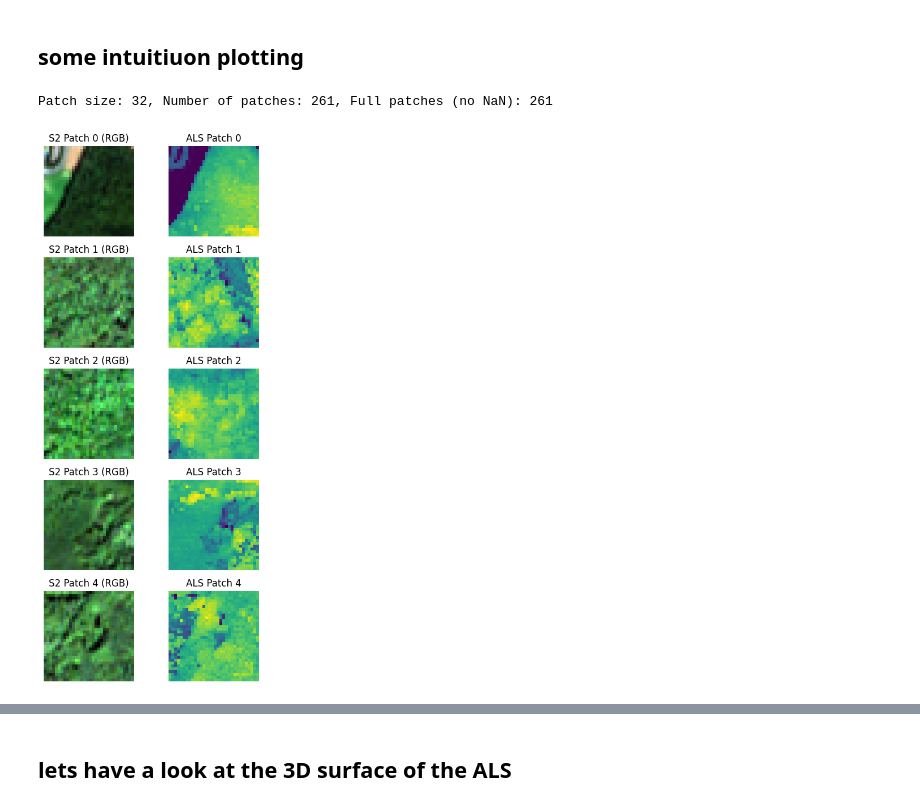
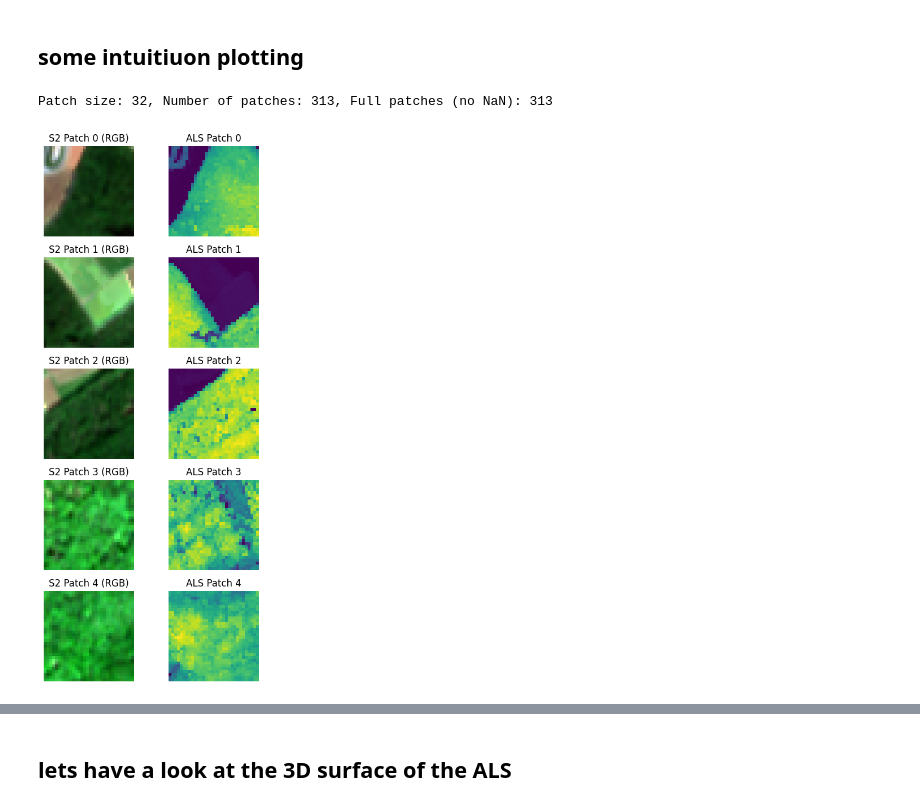
Before and after one commit to fizz-x/TreeHeads, a Jupyter notebook: processing/03_patching.ipynb, the cells around one changed output, grey strips where cells are left out. Cells and saved outputs as stored; diff of their text form; code cells hidden in the pictures.

```diff
--- a/processing/03_patching.ipynb
+++ b/processing/03_patching.ipynb
@@ -41,6 +41,15 @@ S2_stacked_2 = "../data/02_processed/S2_Stacked_Site_2_norm.tif"
 ALS_PATH1_RES = "../data/02_processed/ALS_resampled_site1.tif"
 ALS_PATH2_RES = "../data/02_processed/ALS_resampled_site2.tif"
 
+# ALS_PATH1_RES_NORM = "../data/02_processed/ALS_norm_Site1_Ebrach.tif"
+# ALS_PATH2_RES_NORM = "../data/02_processed/ALS_norm_Site2_Waldbrunn.tif"
+
+# use the joint normalized ALS files:
+ALS_PATH1_RES_NORM = "../data/02_processed/ALS_norm_Site1_Ebrach_joint.tif"
+ALS_PATH2_RES_NORM = "../data/02_processed/ALS_norm_Site2_Waldbrunn_joint.tif"
+
+FOREST_MASK1 = '../data/02_processed/fmask_01_Ebrach.tif' #ebrach
+FOREST_MASK2 = '../data/02_processed/fmask_02_Waldbrunn.tif' #waldbrunn
 
 # === OUTPUT Paths ===
 OUTPUT_FOLDER = "../data/03_training"
@@ -48,8 +57,15 @@ if not os.path.exists(OUTPUT_FOLDER):
     os.makedirs(OUTPUT_FOLDER)
 # %%
 # Load S2 and merged ALS data for both sites and combine them in an array
-s2_np, als_np, _ = bsc.load_rasters(S2_stacked_1, ALS_PATH1_RES,verbose=False)
-s2_np2, als_np2, _ = bsc.load_rasters(S2_stacked_2, ALS_PATH2_RES,verbose=False)
 
-s2_np_raw, als_np, _ = bsc.load_rasters(S2_stacked_1_raw, ALS_PATH1_RES,verbose=False)
-s2_np2_raw, als_np2, _ = bsc.load_rasters(S2_stacked_2_raw, ALS_PATH2_RES,verbose=False)
+s2_np, als_np, _ = bsc.load_rasters(S2_stacked_1, ALS_PATH1_RES_NORM,verbose=True,s2_channel="Q50")
+s2_np2, als_np2, _ = bsc.load_rasters(S2_stacked_2, ALS_PATH2_RES_NORM,verbose=False,s2_channel="Q50")
+
+fmask1 = bsc.read_tif_as_array(FOREST_MASK1, verbose=True)
+fmask2 = bsc.read_tif_as_array(FOREST_MASK2, verbose=True)
+
+# s2_np, als_np, _ = bsc.load_rasters(S2_stacked_1, ALS_PATH1_RES,verbose=True)
+# s2_np2, als_np2, _ = bsc.load_rasters(S2_stacked_2, ALS_PATH2_RES,verbose=False)
+
+# s2_np_raw, als_np, _ = bsc.load_rasters(S2_stacked_1_raw, ALS_PATH1_RES,verbose=False)
+# s2_np2_raw, als_np2, _ = bsc.load_rasters(S2_stacked_2_raw, ALS_PATH2_RES,verbose=False)
@@ -72,13 +99,14 @@ S2 Site 1 raw min: -26065.0 max: 25990.0
 # %% [markdown]
 ## Do Patch extraction
 # %%
-def extract_patches_with_resampled_data(s2, als, patch_size, only_full_patches=False,verbose=True):
+def extract_patches_with_resampled_data(s2, als, fmask, patch_size, only_full_patches=False,verbose=True):
     """
     Extract patches from S2 data and resampled ALS data.
 
     Parameters:
     - s2: numpy array of S2 data (bands, height, width)
     - als: numpy array of resampled ALS values (height, width)
+    - fmask: numpy array of forest mask (height, width)
     - patch_size: size of the patches to extract
     - only_full_patches: if True, only return patches with no NaN/missing data
 
@@ -88,16 +116,18 @@ def extract_patches_with_resampled_data(s2, als, patch_size, only_full_patches=F
     - combined_patches: numpy array of combined patches (S2 + ALS as additional band)
     """
     _, h, w = s2.shape
-    patches_s2, patches_als, combined_patches = [], [], []
+    patches_s2, patches_als, patches_fmask, combined_patches = [], [], [], []
     full_patch_count = 0
 
     for i in range(0, h - patch_size + 1, patch_size):
         for j in range(0, w - patch_size + 1, patch_size):
             s2_patch = s2[:, i:i+patch_size, j:j+patch_size]
             als_patch = als[i:i+patch_size, j:j+patch_size]
+            fmask_patch = fmask[i:i+patch_size, j:j+patch_size]
 
+            # To-Do: also append the forest mask patch
             combined_patch = np.concatenate(
-                [s2_patch, als_patch[np.newaxis, :, :]], axis=0
+                [s2_patch, als_patch[np.newaxis, :, :], fmask_patch[np.newaxis, :, :]], axis=0
             )
 
             has_nan = np.isnan(combined_patch).any()
@@ -109,14 +139,16 @@ def extract_patches_with_resampled_data(s2, als, patch_size, only_full_patches=F
 
             patches_s2.append(s2_patch)
             patches_als.append(als_patch)
+            patches_fmask.append(fmask_patch)
             combined_patches.append(combined_patch)
 
     s2_arr = np.stack(patches_s2) if patches_s2 else np.empty((0, s2.shape[0], patch_size, patch_size))
     als_arr = np.stack(patches_als) if patches_als else np.empty((0, patch_size, patch_size))
+    fmask_arr = np.stack(patches_fmask) if patches_fmask else np.empty((0, patch_size, patch_size))
     combined_arr = np.stack(combined_patches) if combined_patches else np.empty((0, s2.shape[0]+1, patch_size, patch_size))
     if verbose:
         print(f"Patch size: {patch_size}, Number of patches: {len(s2_arr)}, Full patches (no NaN): {full_patch_count}")
-    return s2_arr, als_arr, combined_arr
+    return s2_arr, als_arr, fmask_arr, combined_arr
 # %%
 patches = [16,32,64,128,256]
 s2 = [s2_np, s2_np2]
@@ -181,8 +216,9 @@ Patches saved for site 2, patch size 32.
 p = 32
 s2 = s2_np2 #[s2_np,
 als = als_np2 #[als_np, als_np2]
+#fmask = fmask2 #[fmask1, fmask2]
 
-s2_arr, als_arr, combined_arr = extract_patches_with_resampled_data(s2, als, p, only_full_patches=True)
+s2_arr, als_arr, fmask_arr, combined_arr = extract_patches_with_resampled_data(s2, als, fmask2, p, only_full_patches=True)
 
 # plot some patches directly here
 n_patches = 5
@@ -193,35 +229,35 @@ for idx in range(n_patches):
     if s2_arr.shape[1] >= 4:
         rgb = np.stack([
             s2_arr[idx, 10],  # band 10 (red)
             s2_arr[idx, 3],  # band 3 (green)
             s2_arr[idx, 0],  # band 0 (blue)
         ], axis=-1)
         #rgb = (rgb - np.nanmin(rgb)) / (np.nanmax(rgb) - np.nanmin(rgb) + 1e-6)
         # rgb is already normalized between 0 and 1, so maybe rgb plotting is too dark. adjusting it:
         rgb = (rgb - np.nanmin(rgb)) / (np.nanmax(rgb) - np.nanmin(rgb) + 1e-6)
         # Ensure RGB values are in the range [0, 1]
 
         #rgb = np.clip(rgb, 0, 1)
         #rgb = (rgb * 255)#.astype(np.uint16)
         axes[idx, 0].imshow(rgb)
         axes[idx, 0].set_title(f"S2 Patch {idx} (RGB)")
     else:
         axes[idx, 0].imshow(s2_arr[idx, 0], cmap='gray')
         axes[idx, 0].set_title(f"S2 Patch {idx} (Band 0)")
 
     # ALS patch
     axes[idx, 1].imshow(als_arr[idx], cmap='viridis')
     axes[idx, 1].set_title(f"ALS Patch {idx}")
 
 
     for j in range(2):
         axes[idx, j].axis('off')
 
 plt.tight_layout()
 plt.show()
 # %% [output]
-Patch size: 32, Number of patches: 261, Full patches (no NaN): 261
+Patch size: 32, Number of patches: 313, Full patches (no NaN): 313
-[figure, old version]
+[figure, new version]
 # %%
 def load_and_split_patches(site, patch_size=32, test_size=0.2, random_state=42):
     """
```
Also changed, not shown: parts of 9 cells of this notebook, 3 other files.
